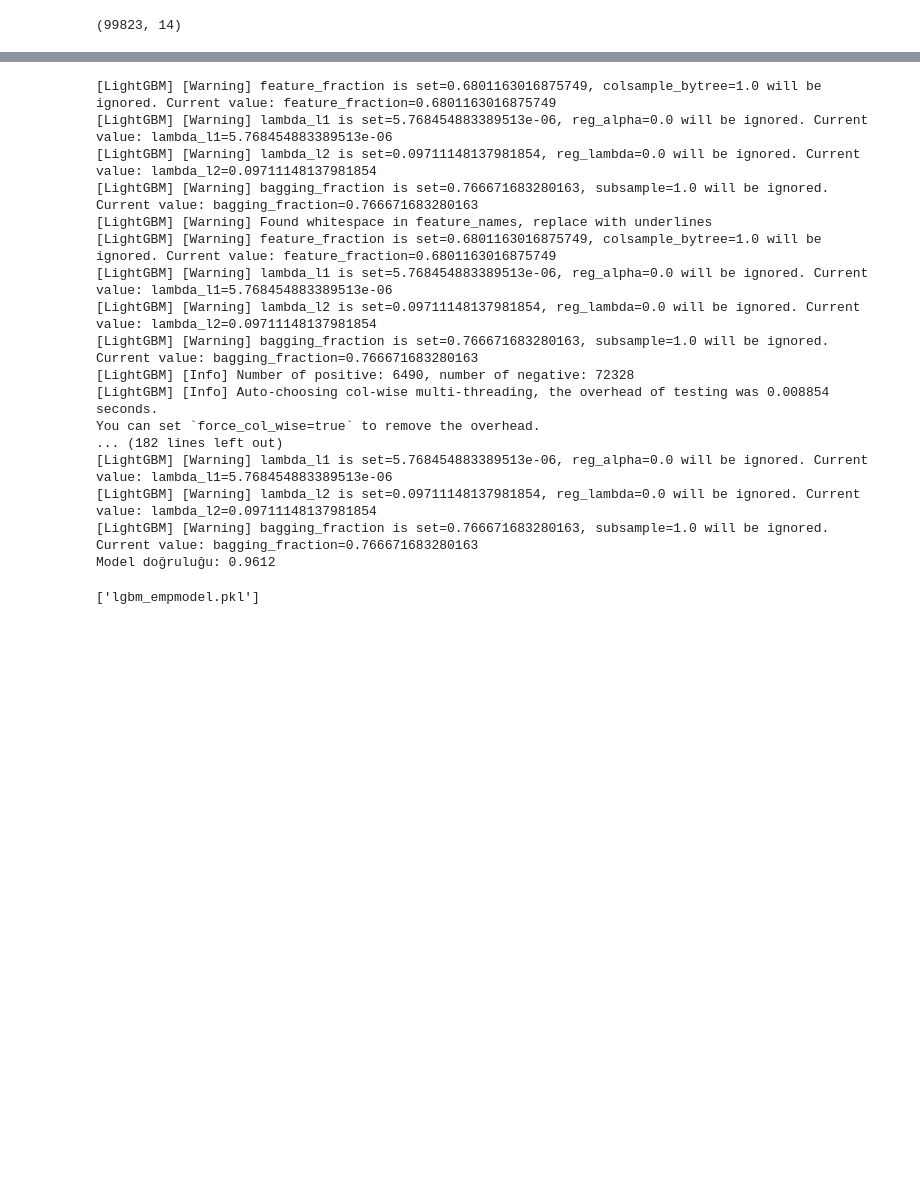
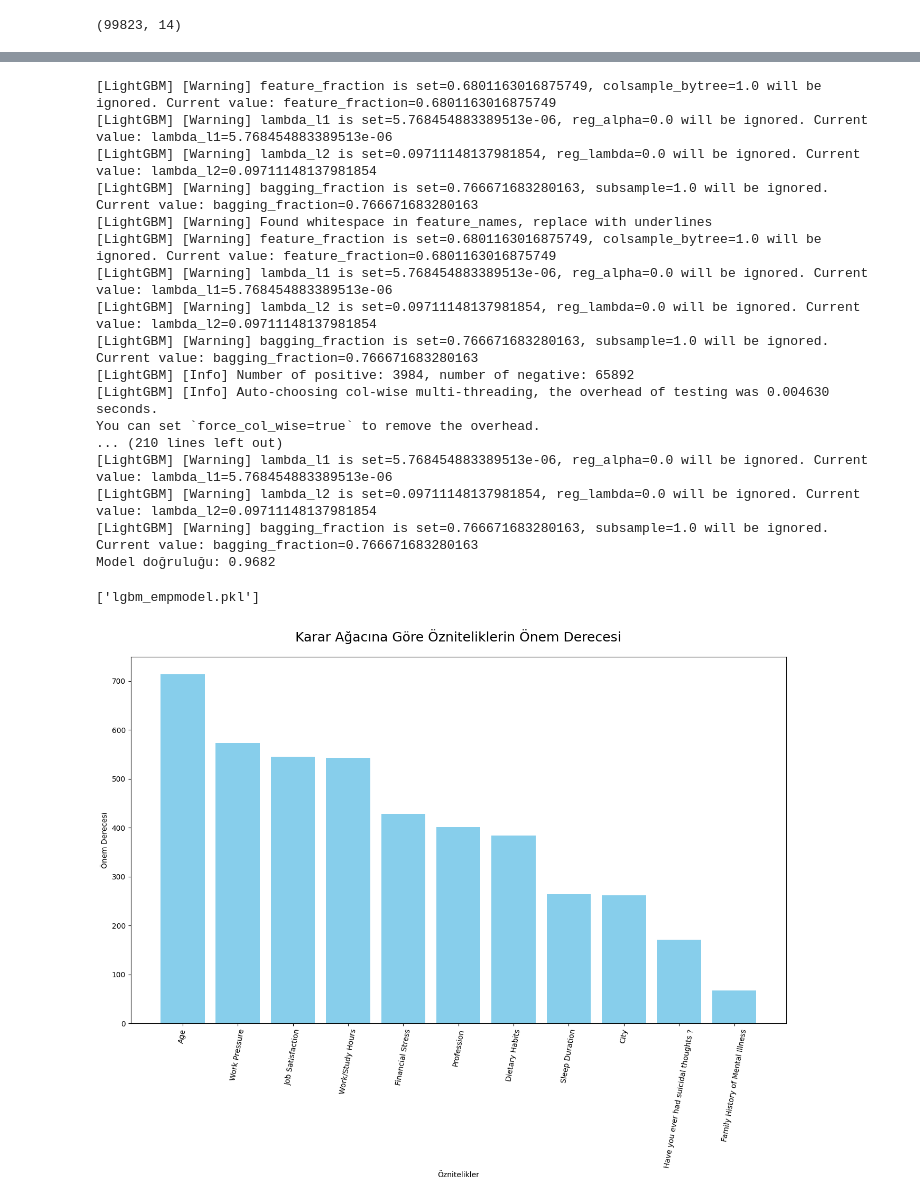
Before and after one commit to mutuceng/depression-risk-classification, a Jupyter notebook: Backend/ML/data_prep.ipynb, the cells around one changed output, grey strips where cells are left out. Saved outputs shown, nothing was run; the diff lists cells and outputs as text; code cells hidden in the pictures; blank space fills up the shorter version.

```diff
--- a/Backend/ML/data_prep.ipynb
+++ b/Backend/ML/data_prep.ipynb
@@ -1783,10 +248,3 @@ emp_trainset["Profession"].unique()
 array([ 4, 33,  3, 16,  5, 14, 32, 10, 28, 24,  1, 15, 19, 35,  8, 36, 13,
         6, 23, 26, 17,  2, 25,  9,  7, 21, 30, 27, 18, 34, 11, 22, 29, 31,
        12, 20,  0])
-# %%
-non_professions = ['M.Ed', 'B.Com', 'MBA', 'BE','Patna','BCA','LLM','Dev','Yogesh','BBA','Nagpur','Visakhapatnam','MBBS', 'B.Ed','PhD','Student', 'Working Professional', 'Academic', 'Profession', 'FamilyVirar', 'Unveil', 'Moderate', 'Pranav', 'Yuvraj']
-
-# Meslek olmayan değerler içeren satırları filtreleme
-emp_trainset = emp_trainset[~emp_trainset['Profession'].isin(non_professions)]
-
-emp_trainset["Profession"].unique()
@@ -2346,12 +908,32 @@ joblib.dump(lgbm_empmodel, 'lgbm_empmodel.pkl')
 [LightGBM] [Warning] lambda_l1 is set=5.768454883389513e-06, reg_alpha=0.0 will be ignored. Current value: lambda_l1=5.768454883389513e-06
 [LightGBM] [Warning] lambda_l2 is set=0.09711148137981854, reg_lambda=0.0 will be ignored. Current value: lambda_l2=0.09711148137981854
 [LightGBM] [Warning] bagging_fraction is set=0.766671683280163, subsample=1.0 will be ignored. Current value: bagging_fraction=0.766671683280163
-[LightGBM] [Info] Number of positive: 6490, number of negative: 72328
-[LightGBM] [Info] Auto-choosing col-wise multi-threading, the overhead of testing was 0.008854 seconds.
+[LightGBM] [Info] Number of positive: 3984, number of negative: 65892
+[LightGBM] [Info] Auto-choosing col-wise multi-threading, the overhead of testing was 0.004630 seconds.
 You can set `force_col_wise=true` to remove the overhead.
-... (182 lines left out)
+... (210 lines left out)
 [LightGBM] [Warning] lambda_l1 is set=5.768454883389513e-06, reg_alpha=0.0 will be ignored. Current value: lambda_l1=5.768454883389513e-06
 [LightGBM] [Warning] lambda_l2 is set=0.09711148137981854, reg_lambda=0.0 will be ignored. Current value: lambda_l2=0.09711148137981854
 [LightGBM] [Warning] bagging_fraction is set=0.766671683280163, subsample=1.0 will be ignored. Current value: bagging_fraction=0.766671683280163
-Model doğruluğu: 0.9612
+Model doğruluğu: 0.9682
 ['lgbm_empmodel.pkl']
+# %%
+# Özellik önem derecelerini modelden al
+feature_importances = lgbm_empmodel.feature_importances_  # Trained model's feature importances
+columns = X_train.columns  # Eğitim veri setindeki özellik adları
+
+# En önemli 11 özelliği seç
+sorted_indices = np.argsort(feature_importances)[::-1][:11]
+sorted_importances = feature_importances[sorted_indices]
+sorted_features = np.array(columns)[sorted_indices]
+
+# Görselleştirme
+plt.figure(figsize=(16, 9))
+plt.title("Karar Ağacına Göre Özniteliklerin Önem Derecesi", y=1.03, size=18)
+plt.bar(range(len(sorted_features)), sorted_importances, color="skyblue", align="center")
+plt.xticks(range(len(sorted_features)), sorted_features, rotation=80)
+plt.xlabel("Öznitelikler")
+plt.ylabel("Önem Derecesi")
+plt.show()
+# %% [output]
+[figure, added]
```
Also changed, not shown: parts of 176 cells of this notebook, 5 other files.
